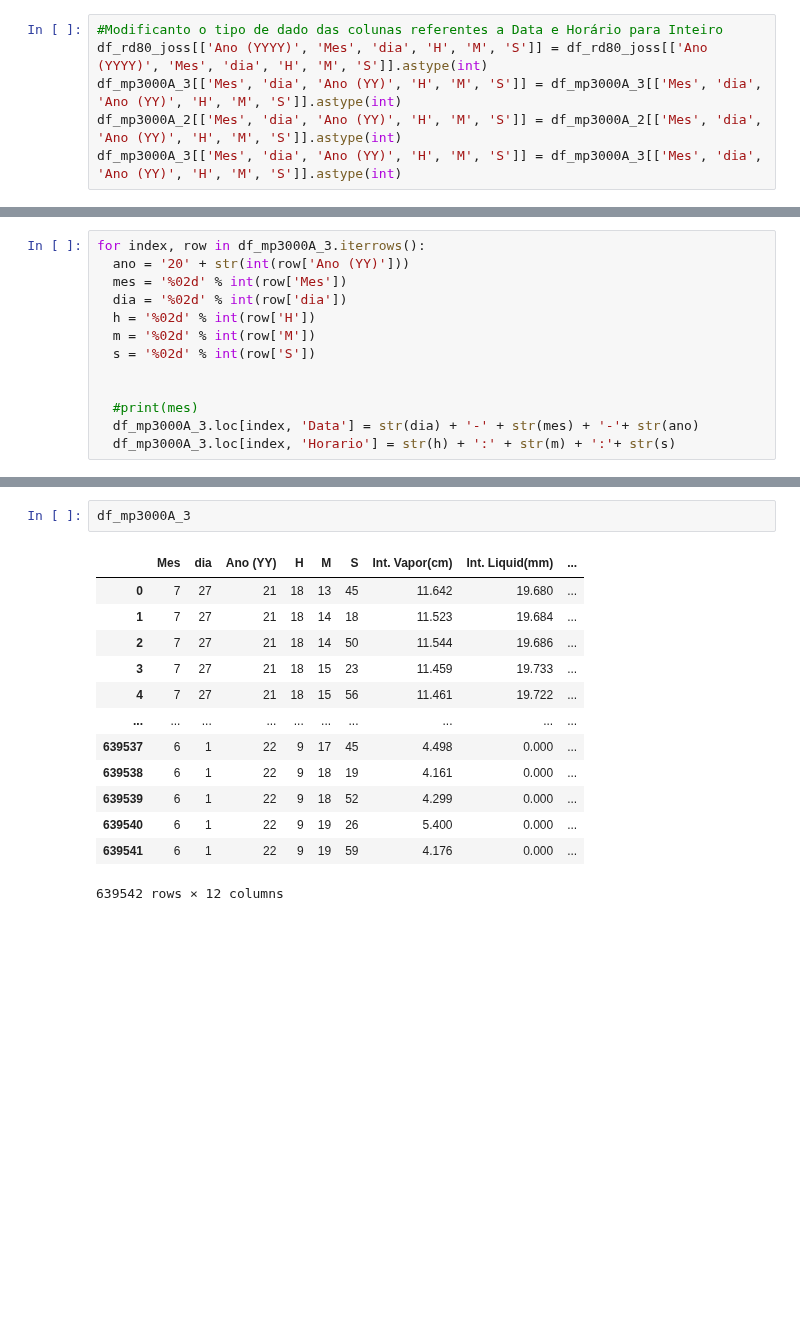
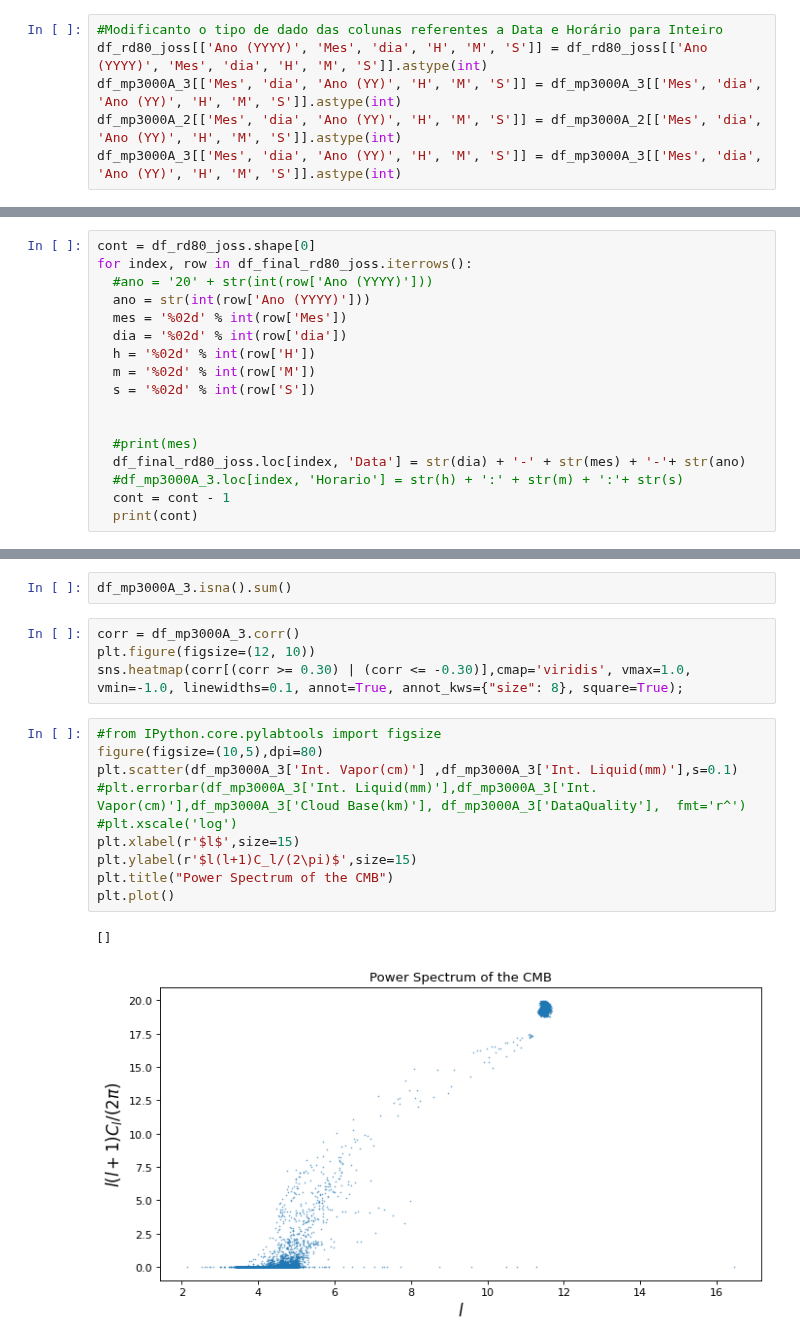
Before and after one commit to lourencocavalcante/Neurocomputacao, a Jupyter notebook: CAP351_Projeto_01_MLP.ipynb, the cells around one changed output, grey strips where cells are left out. Saved outputs shown, nothing was run; the diff lists cells and outputs as text; blank space fills up the shorter version.

```diff
--- a/CAP351_Projeto_01_MLP.ipynb
+++ b/CAP351_Projeto_01_MLP.ipynb
@@ -109,6 +147,8 @@ df_mp3000A_3[['Mes', 'dia', 'Ano (YY)', 'H', 'M', 'S']] = df_mp3000A_3[['Mes', '
 # %%
-for index, row in df_mp3000A_3.iterrows():
-  ano = '20' + str(int(row['Ano (YY)']))
+cont = df_rd80_joss.shape[0]
+for index, row in df_final_rd80_joss.iterrows():
+  #ano = '20' + str(int(row['Ano (YYYY)']))
+  ano = str(int(row['Ano (YYYY)']))
   mes = '%02d' % int(row['Mes'])
   dia = '%02d' % int(row['dia'])
   h = '%02d' % int(row['H'])
@@ -117,5 +157,7 @@ for index, row in df_mp3000A_3.iterrows():
 
 
   #print(mes)
-  df_mp3000A_3.loc[index, 'Data'] = str(dia) + '-' + str(mes) + '-'+ str(ano)
-  df_mp3000A_3.loc[index, 'Horario'] = str(h) + ':' + str(m) + ':'+ str(s)
+  df_final_rd80_joss.loc[index, 'Data'] = str(dia) + '-' + str(mes) + '-'+ str(ano)
+  #df_mp3000A_3.loc[index, 'Horario'] = str(h) + ':' + str(m) + ':'+ str(s)
+  cont = cont - 1
+  print(cont)
@@ -122,16 +203,19 @@ for index, row in df_mp3000A_3.iterrows():
 # %%
-df_mp3000A_3
+df_mp3000A_3.isna().sum()
-# %% [output]
-|  | Mes | dia | Ano (YY) | H | M | S | Int. Vapor(cm) | Int. Liquid(mm) | ... |
-| 0 | 7 | 27 | 21 | 18 | 13 | 45 | 11.642 | 19.680 | ... |
-| 1 | 7 | 27 | 21 | 18 | 14 | 18 | 11.523 | 19.684 | ... |
-| 2 | 7 | 27 | 21 | 18 | 14 | 50 | 11.544 | 19.686 | ... |
-| 3 | 7 | 27 | 21 | 18 | 15 | 23 | 11.459 | 19.733 | ... |
-| 4 | 7 | 27 | 21 | 18 | 15 | 56 | 11.461 | 19.722 | ... |
-| ... | ... | ... | ... | ... | ... | ... | ... | ... | ... |
-| 639537 | 6 | 1 | 22 | 9 | 17 | 45 | 4.498 | 0.000 | ... |
-| 639538 | 6 | 1 | 22 | 9 | 18 | 19 | 4.161 | 0.000 | ... |
-| 639539 | 6 | 1 | 22 | 9 | 18 | 52 | 4.299 | 0.000 | ... |
-| 639540 | 6 | 1 | 22 | 9 | 19 | 26 | 5.400 | 0.000 | ... |
-| 639541 | 6 | 1 | 22 | 9 | 19 | 59 | 4.176 | 0.000 | ... |
-639542 rows × 12 columns
+# %%
+corr = df_mp3000A_3.corr()
+plt.figure(figsize=(12, 10))
+sns.heatmap(corr[(corr >= 0.30) | (corr <= -0.30)],cmap='viridis', vmax=1.0, vmin=-1.0, linewidths=0.1, annot=True, annot_kws={"size": 8}, square=True);
+# %%
+#from IPython.core.pylabtools import figsize
+figure(figsize=(10,5),dpi=80)
+plt.scatter(df_mp3000A_3['Int. Vapor(cm)'] ,df_mp3000A_3['Int. Liquid(mm)'],s=0.1)
+#plt.errorbar(df_mp3000A_3['Int. Liquid(mm)'],df_mp3000A_3['Int. Vapor(cm)'],df_mp3000A_3['Cloud Base(km)'], df_mp3000A_3['DataQuality'],  fmt='r^')
+#plt.xscale('log')
+plt.xlabel(r'$l$',size=15)
+plt.ylabel(r'$l(l+1)C_l/(2\pi)$',size=15)
+plt.title("Power Spectrum of the CMB")
+plt.plot()
+# %% [output]
+[]
+[figure, added]
```
Also changed, not shown: parts of 19 cells of this notebook.
